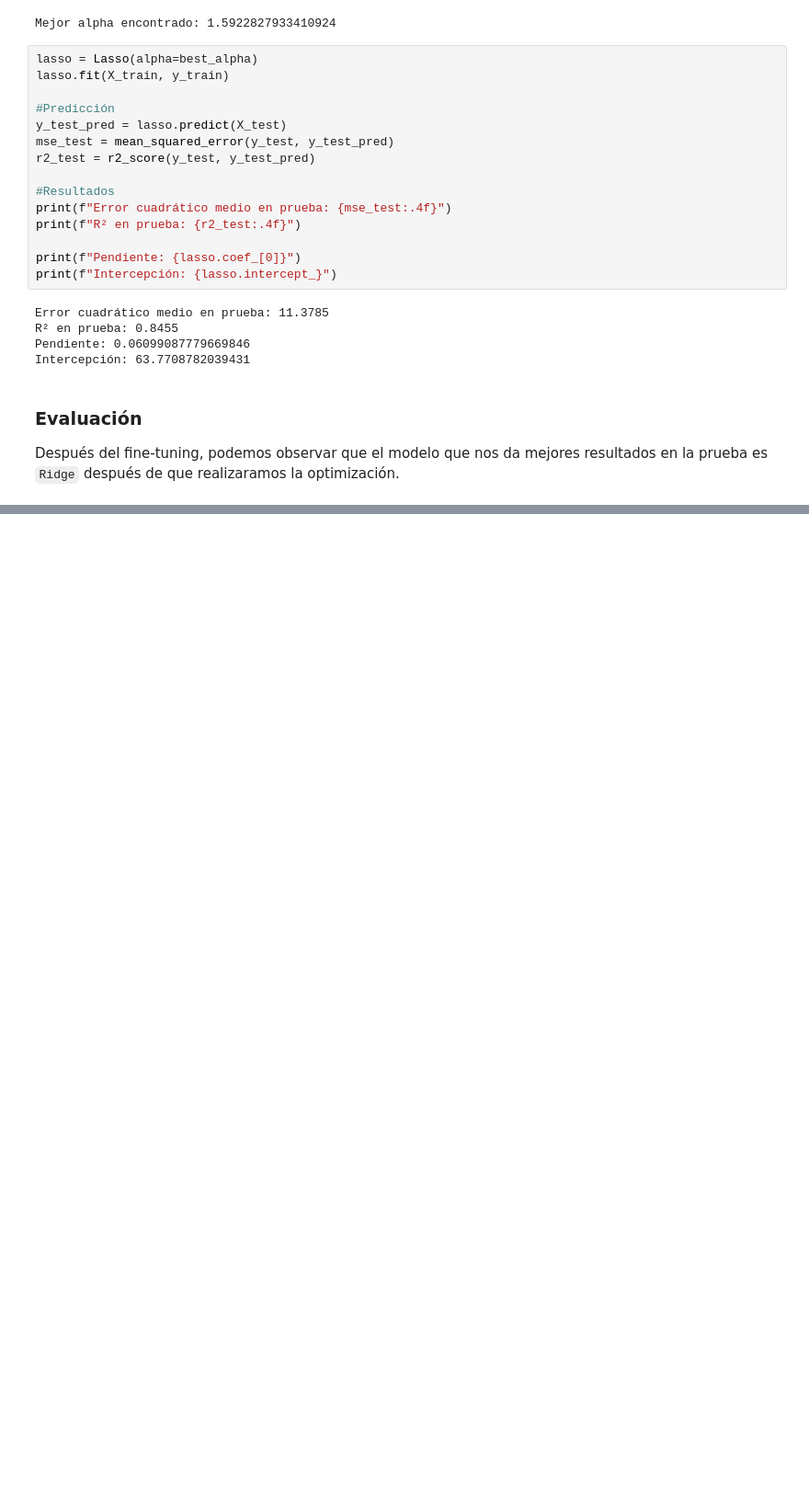
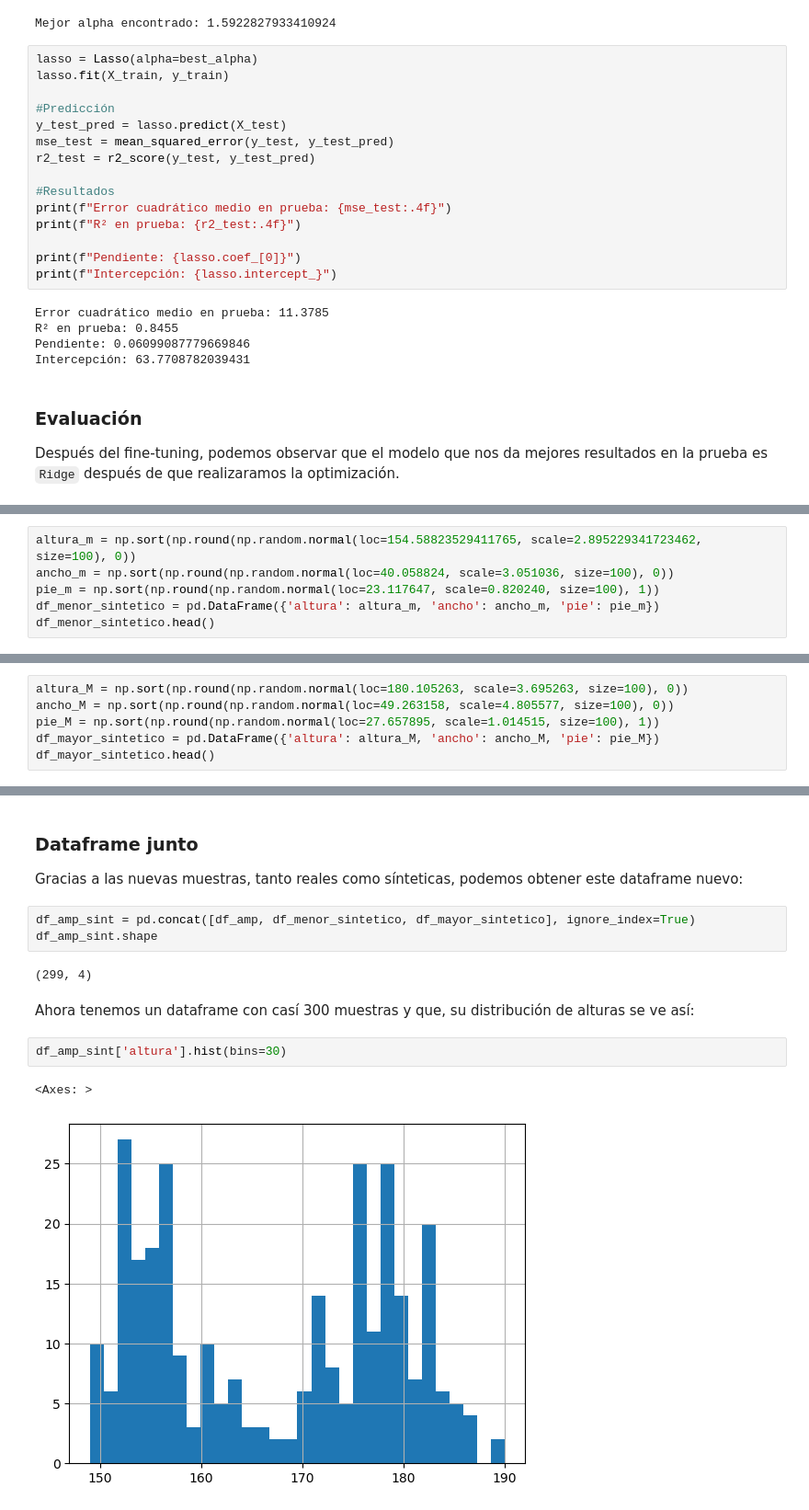
Before and after one commit to RafaelTakata0105/EstOpt_examen2, a Jupyter notebook: modelos.ipynb, the cells around one changed output, grey strips where cells are left out. Shown at 92% size. Saved outputs shown, nothing was run; the diff lists cells and outputs as text; blank space fills up the shorter version.

```diff
--- a/modelos.ipynb
+++ b/modelos.ipynb
@@ -243,0 +346,6 @@ Después del fine-tuning, podemos observar que el modelo que nos da mejores resu
+# %%
+altura_m = np.sort(np.round(np.random.normal(loc=154.58823529411765, scale=2.895229341723462, size=100), 0))
+ancho_m = np.sort(np.round(np.random.normal(loc=40.058824, scale=3.051036, size=100), 0))
+pie_m = np.sort(np.round(np.random.normal(loc=23.117647, scale=0.820240, size=100), 1))
+df_menor_sintetico = pd.DataFrame({'altura': altura_m, 'ancho': ancho_m, 'pie': pie_m})
+df_menor_sintetico.head()
@@ -243,0 +372,6 @@ Después del fine-tuning, podemos observar que el modelo que nos da mejores resu
+# %%
+altura_M = np.sort(np.round(np.random.normal(loc=180.105263, scale=3.695263, size=100), 0))
+ancho_M = np.sort(np.round(np.random.normal(loc=49.263158, scale=4.805577, size=100), 0))
+pie_M = np.sort(np.round(np.random.normal(loc=27.657895, scale=1.014515, size=100), 1))
+df_mayor_sintetico = pd.DataFrame({'altura': altura_M, 'ancho': ancho_M, 'pie': pie_M})
+df_mayor_sintetico.head()
@@ -243,0 +385,16 @@ Después del fine-tuning, podemos observar que el modelo que nos da mejores resu
+# %% [markdown]
+### Dataframe junto
+
+Gracias a las nuevas muestras, tanto reales como sínteticas, podemos obtener este dataframe nuevo:
+# %%
+df_amp_sint = pd.concat([df_amp, df_menor_sintetico, df_mayor_sintetico], ignore_index=True)
+df_amp_sint.shape
+# %% [output]
+(299, 4)
+# %% [markdown]
+Ahora tenemos un dataframe con casí 300 muestras y que, su distribución de alturas se ve así:
+# %%
+df_amp_sint['altura'].hist(bins=30)
+# %% [output]
+<Axes: >
+[figure, added]
```
Also changed, not shown: parts of 21 cells of this notebook, 1 other file.
